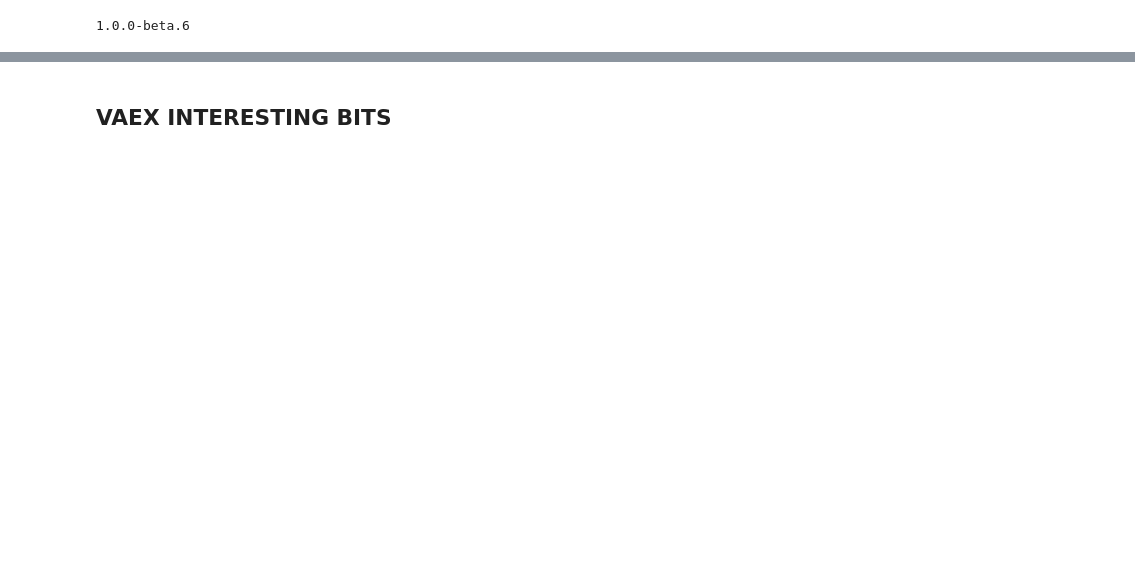
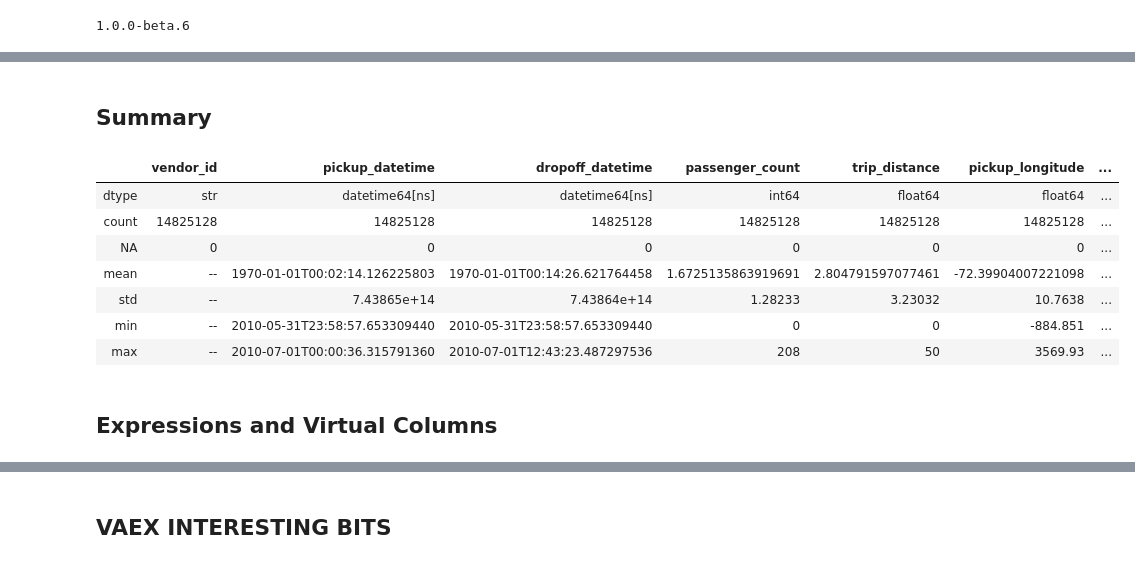
Before and after one commit to boboburo/push-over-pandas_pycon-ireland-19, a Jupyter notebook: 5_vaex_test.ipynb, the cells around one changed output, grey strips where cells are left out. Cells and saved outputs as stored; diff of their text form; code cells hidden in the pictures; blank space fills up the shorter version.

```diff
--- a/5_vaex_test.ipynb
+++ b/5_vaex_test.ipynb
@@ -84,0 +60,16 @@ nyc_taxi_fare.groupby(['passenger_count'])['fare_amount'].agg(count = len,
+# %% [markdown]
+## Summary
+# %%
+# Takes some time
+yellow_taxi.describe()
+# %% [output]
+|  | vendor_id | pickup_datetime | dropoff_datetime | passenger_count | trip_distance | pickup_longitude | ... |
+| dtype | str | datetime64[ns] | datetime64[ns] | int64 | float64 | float64 | ... |
+| count | 14825128 | 14825128 | 14825128 | 14825128 | 14825128 | 14825128 | ... |
+| NA | 0 | 0 | 0 | 0 | 0 | 0 | ... |
+| mean | -- | 1970-01-01T00:02:14.126225803 | 1970-01-01T00:14:26.621764458 | 1.6725135863919691 | 2.804791597077461 | -72.39904007221098 | ... |
+| std | -- | 7.43865e+14 | 7.43864e+14 | 1.28233 | 3.23032 | 10.7638 | ... |
+| min | -- | 2010-05-31T23:58:57.653309440 | 2010-05-31T23:58:57.653309440 | 0 | 0 | -884.851 | ... |
+| max | -- | 2010-07-01T00:00:36.315791360 | 2010-07-01T12:43:23.487297536 | 208 | 50 | 3569.93 | ... |
+# %% [markdown]
+## Expressions and Virtual Columns
```
Also changed, not shown: parts of 46 cells of this notebook, 27 other files.
